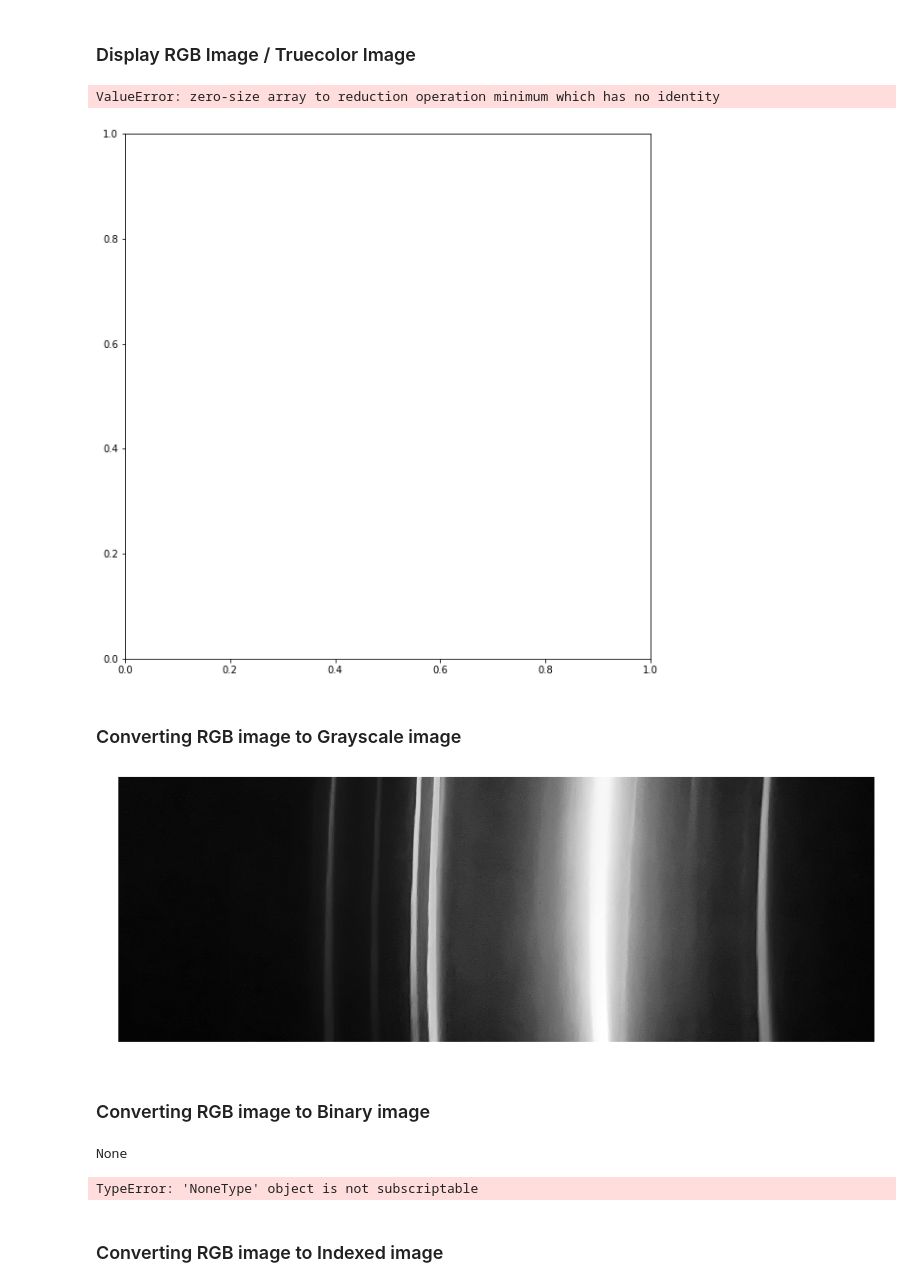
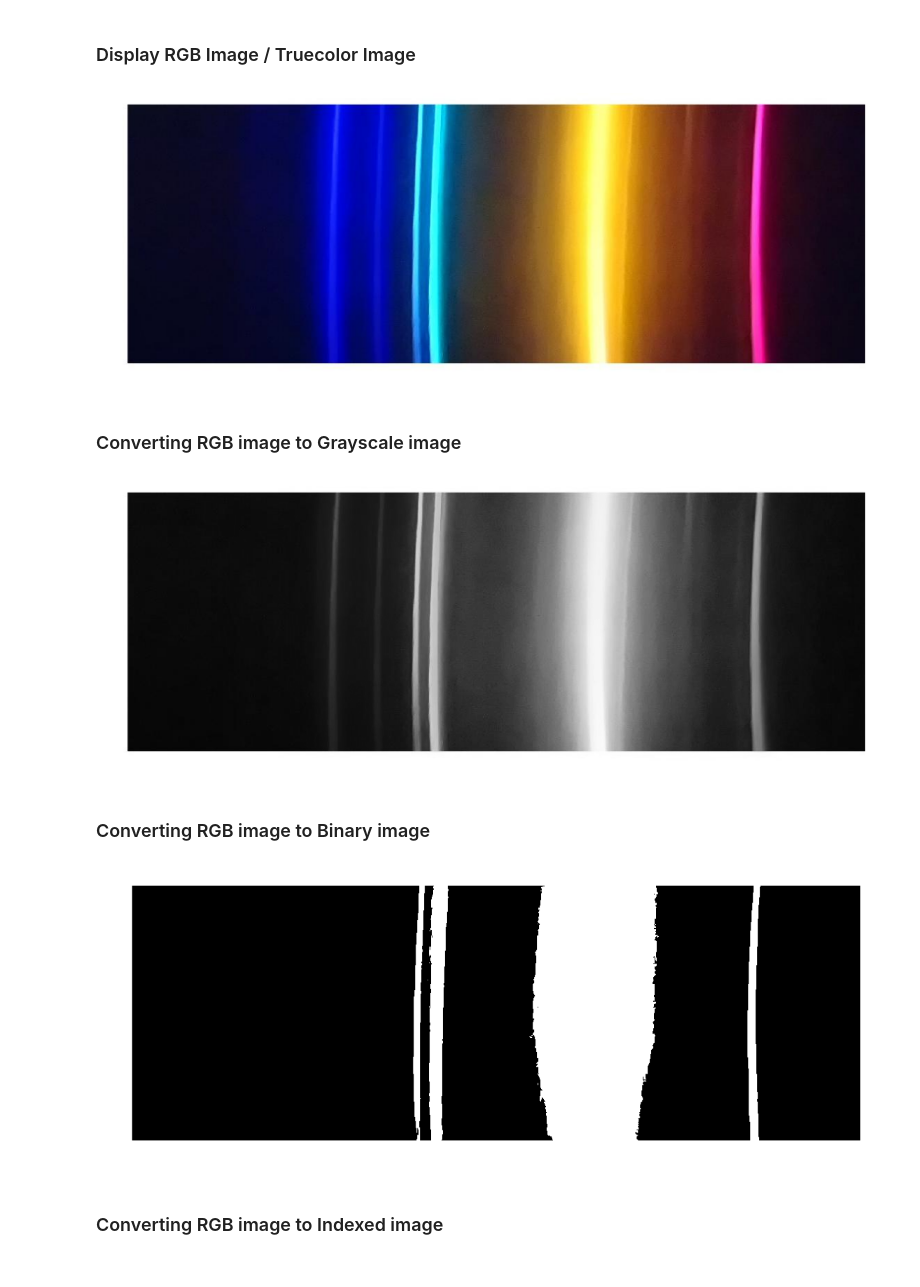
Before and after one commit to kennethmleo/AP186, a Jupyter notebook: Activity 03/Activity 3.ipynb, the cells around one changed output. Drawn from its saved outputs; the diff is of its cells as text; code cells hidden in the pictures.

```diff
--- a/Activity 03/Activity 3.ipynb
+++ b/Activity 03/Activity 3.ipynb
@@ -7,17 +7,15 @@ import matplotlib.image as mpimg
 # %% [markdown]
 ### Display RGB Image / Truecolor Image
 # %%
-RGB_image = mpimg.imread("truecolor.jpg")
-RGB_image = RGB_image[2100:2800,2000:4000]
+RGB_image = plt.imread("truecolor.jpg")
 
 plt.figure(figsize=(20,10))
 plt.imshow(RGB_image)
 plt.axis('off')
 plt.savefig('truecolor.jpg', bbox_inches='tight')
 plt.show()
 # %% [output]
-ValueError: zero-size array to reduction operation minimum which has no identity
-[figure, old version]
+[figure, new version]
 # %% [markdown]
 ### Converting RGB image to Grayscale image
 # %%
@@ -32,25 +30,22 @@ plt.axis('off')
 plt.savefig('grayscale.jpg', bbox_inches='tight')
 plt.show()
 # %% [output]
-[figure, old version]
+[figure, new version]
 # %% [markdown]
 ### Converting RGB image to Binary image
 # %%
 import cv2
 
-img = cv2.imread('helium_1.jpeg', 2)
-print(img)
+img = cv2.imread('truecolor.jpg', 2)
 ret, Binary_image = cv2.threshold(img,100,255,cv2.THRESH_BINARY)
-Binary_image = Binary_image[2100:2800,2000:4000]
 
 plt.figure(figsize=(20,10))
 plt.imshow(Binary_image, cmap=plt.get_cmap('gray'))
 plt.axis('off')
-#plt.savefig('binary.jpg', bbox_inches='tight')
+plt.savefig('binary.jpg', bbox_inches='tight')
 plt.show()
 # %% [output]
-None
-TypeError: 'NoneType' object is not subscriptable
+[figure, added]
 # %% [markdown]
 ### Converting RGB image to Indexed image
 # %%
```
Also changed, not shown: parts of 1 cell of this notebook, 4 other files.
